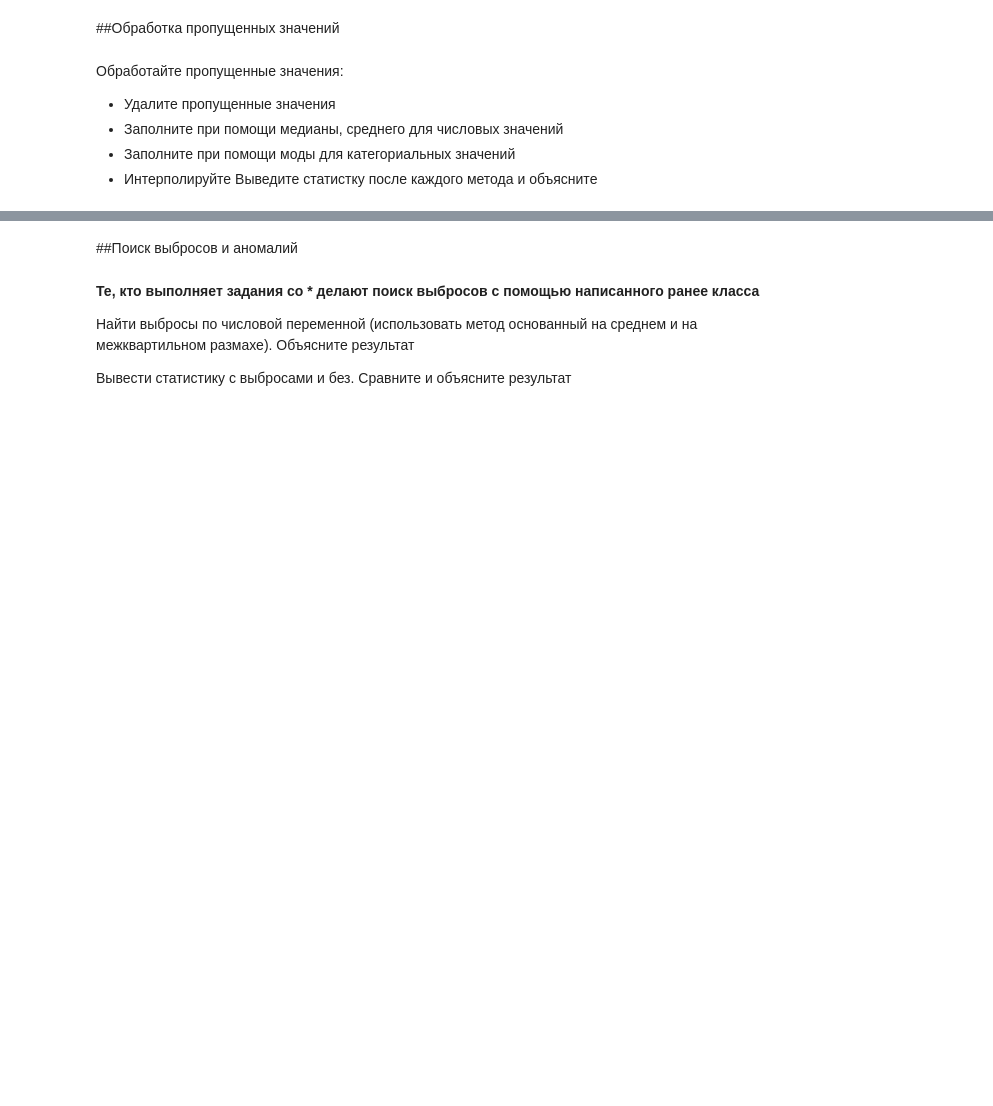
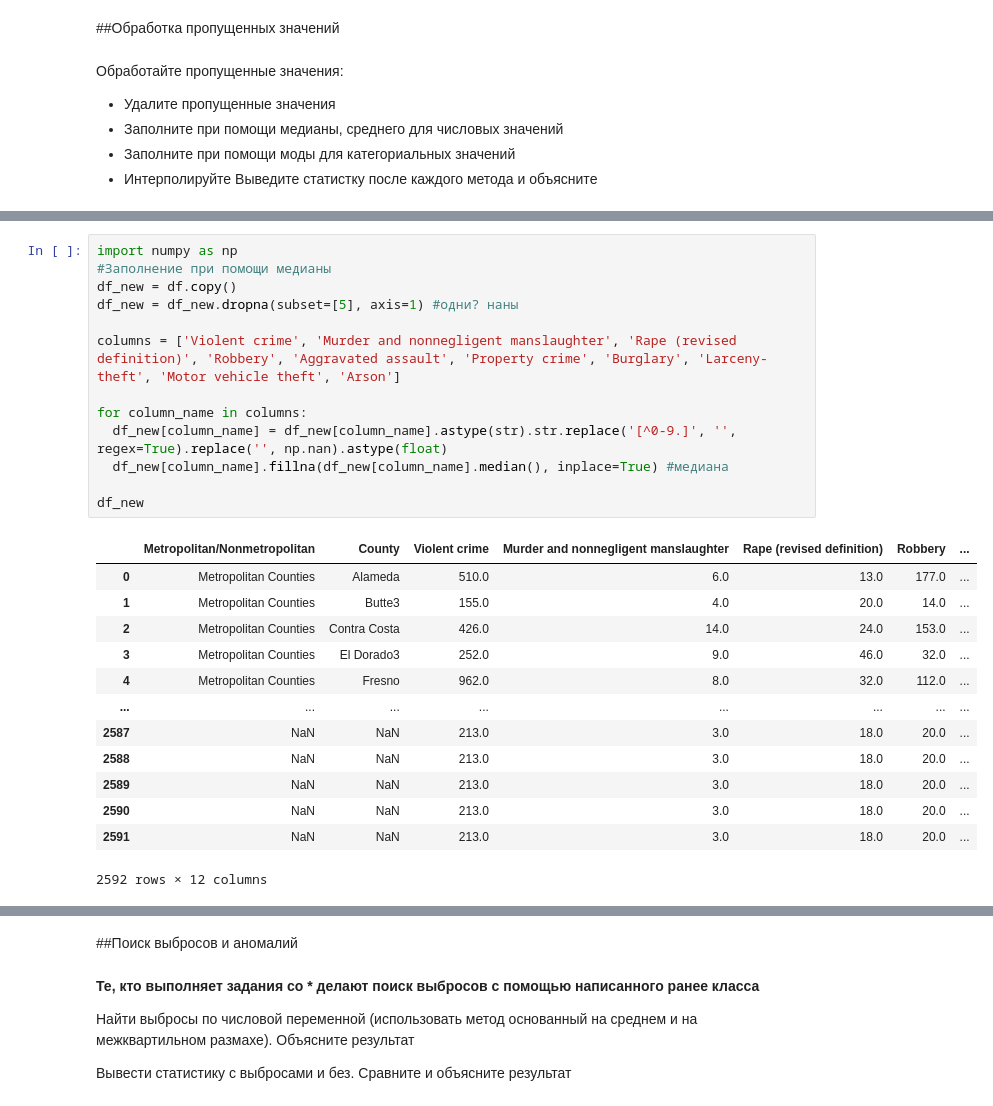
Before and after one commit to Dev-Atom42/MachineLearning-Calobaratory, a Jupyter notebook: Задание_3.ipynb, the cells around one changed output, grey strips where cells are left out. Cells and saved outputs as stored; diff of their text form; blank space fills up the shorter version.

```diff
--- a/Задание_3.ipynb
+++ b/Задание_3.ipynb
@@ -116,0 +90,27 @@ KeyError: ignored
+# %%
+import numpy as np
+#Заполнение при помощи медианы
+df_new = df.copy()
+df_new = df_new.dropna(subset=[5], axis=1) #одни? наны
+
+columns = ['Violent crime', 'Murder and nonnegligent manslaughter', 'Rape (revised definition)', 'Robbery', 'Aggravated assault', 'Property crime', 'Burglary', 'Larceny-theft', 'Motor vehicle theft', 'Arson']
+
+for column_name in columns:
+  df_new[column_name] = df_new[column_name].astype(str).str.replace('[^0-9.]', '', regex=True).replace('', np.nan).astype(float)
+  df_new[column_name].fillna(df_new[column_name].median(), inplace=True) #медиана
+
+df_new
+# %% [output]
+|  | Metropolitan/Nonmetropolitan | County | Violent crime | Murder and nonnegligent manslaughter | Rape (revised definition) | Robbery | ... |
+| 0 | Metropolitan Counties | Alameda | 510.0 | 6.0 | 13.0 | 177.0 | ... |
+| 1 | Metropolitan Counties | Butte3 | 155.0 | 4.0 | 20.0 | 14.0 | ... |
+| 2 | Metropolitan Counties | Contra Costa | 426.0 | 14.0 | 24.0 | 153.0 | ... |
+| 3 | Metropolitan Counties | El Dorado3 | 252.0 | 9.0 | 46.0 | 32.0 | ... |
+| 4 | Metropolitan Counties | Fresno | 962.0 | 8.0 | 32.0 | 112.0 | ... |
+| ... | ... | ... | ... | ... | ... | ... | ... |
+| 2587 | NaN | NaN | 213.0 | 3.0 | 18.0 | 20.0 | ... |
+| 2588 | NaN | NaN | 213.0 | 3.0 | 18.0 | 20.0 | ... |
+| 2589 | NaN | NaN | 213.0 | 3.0 | 18.0 | 20.0 | ... |
+| 2590 | NaN | NaN | 213.0 | 3.0 | 18.0 | 20.0 | ... |
+| 2591 | NaN | NaN | 213.0 | 3.0 | 18.0 | 20.0 | ... |
+2592 rows × 12 columns
```
Also changed, not shown: parts of 16 cells of this notebook.
